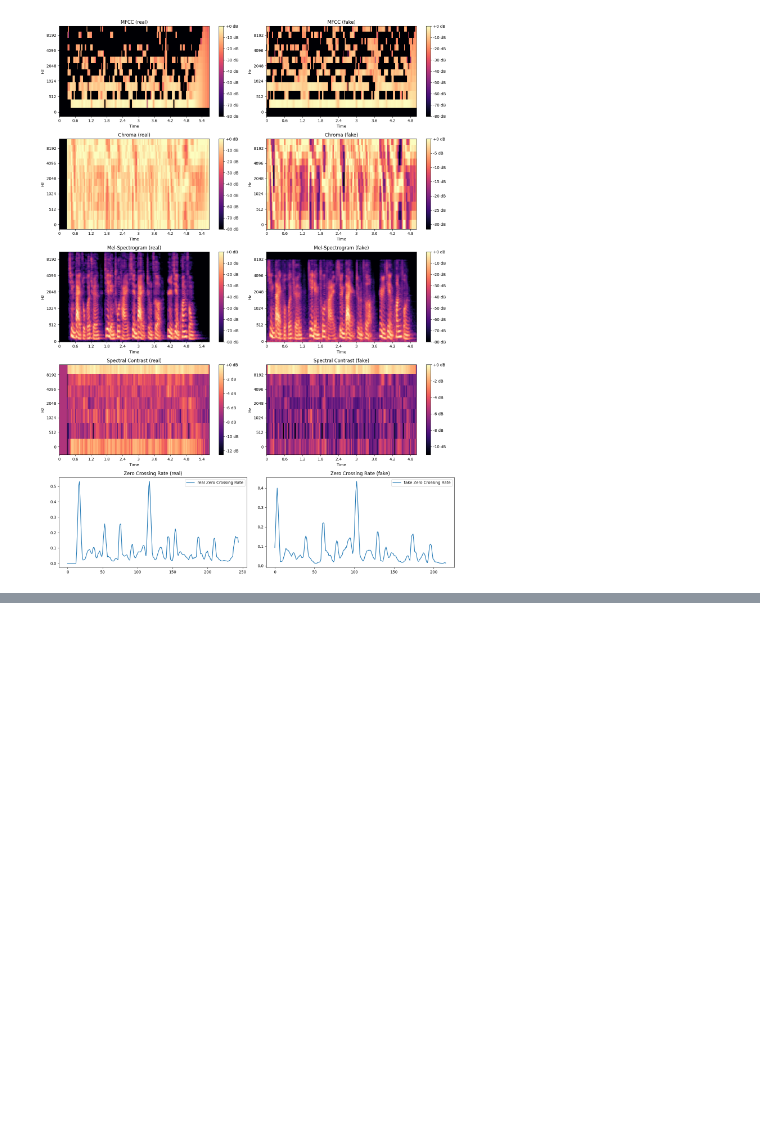
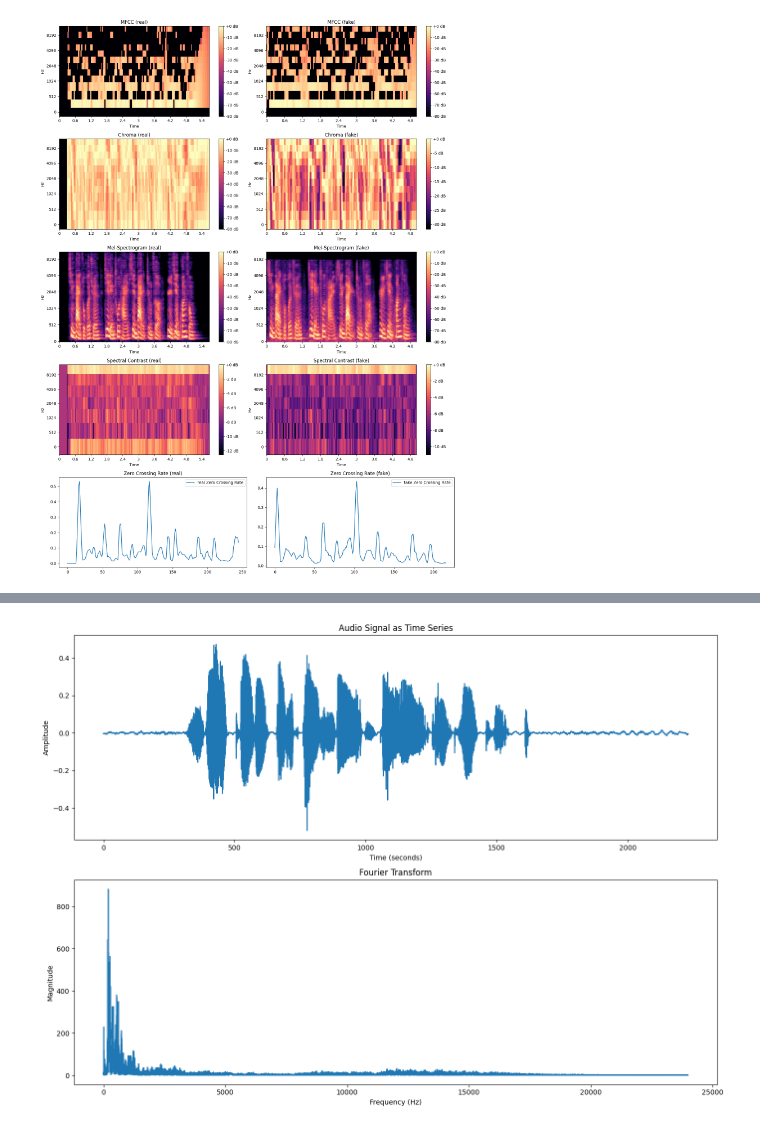
Before and after one commit to iajaykarthick/audio-deepfake-detection, a Jupyter notebook: notebooks/explore_audio.ipynb, the cells around one changed output, grey strips where cells are left out. Cells and saved outputs as stored; diff of their text form; code cells hidden in the pictures; blank space fills up the shorter version.

```diff
--- a/notebooks/explore_audio.ipynb
+++ b/notebooks/explore_audio.ipynb
@@ -91,0 +193,5 @@ extract_and_plot_features(audio_file, fake_number=1)
+# %%
+file_path = os.path.join(train_dir_path, 'F04_p238_025.flac')
+plot_audio_signal(file_path)
+# %% [output]
+[figure, added]
```
Also changed, not shown: parts of 14 cells of this notebook, 1 other file.
